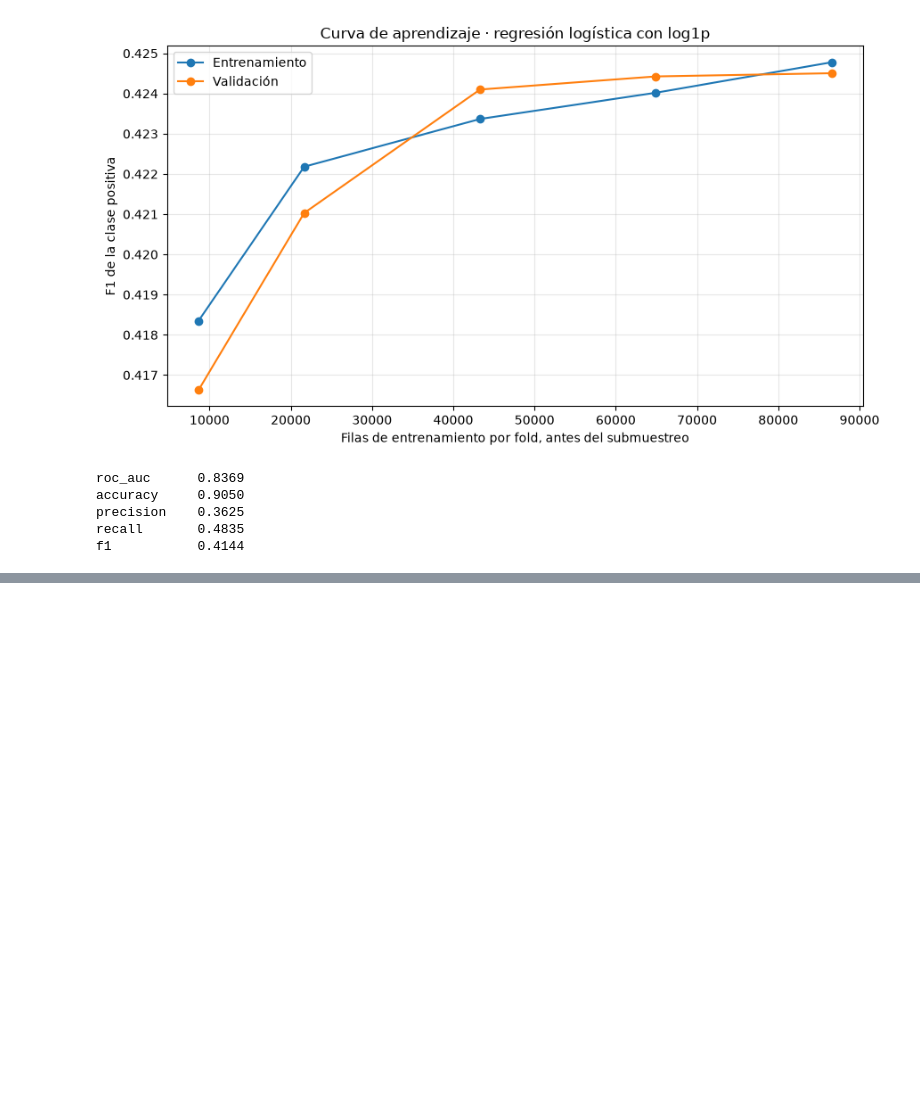
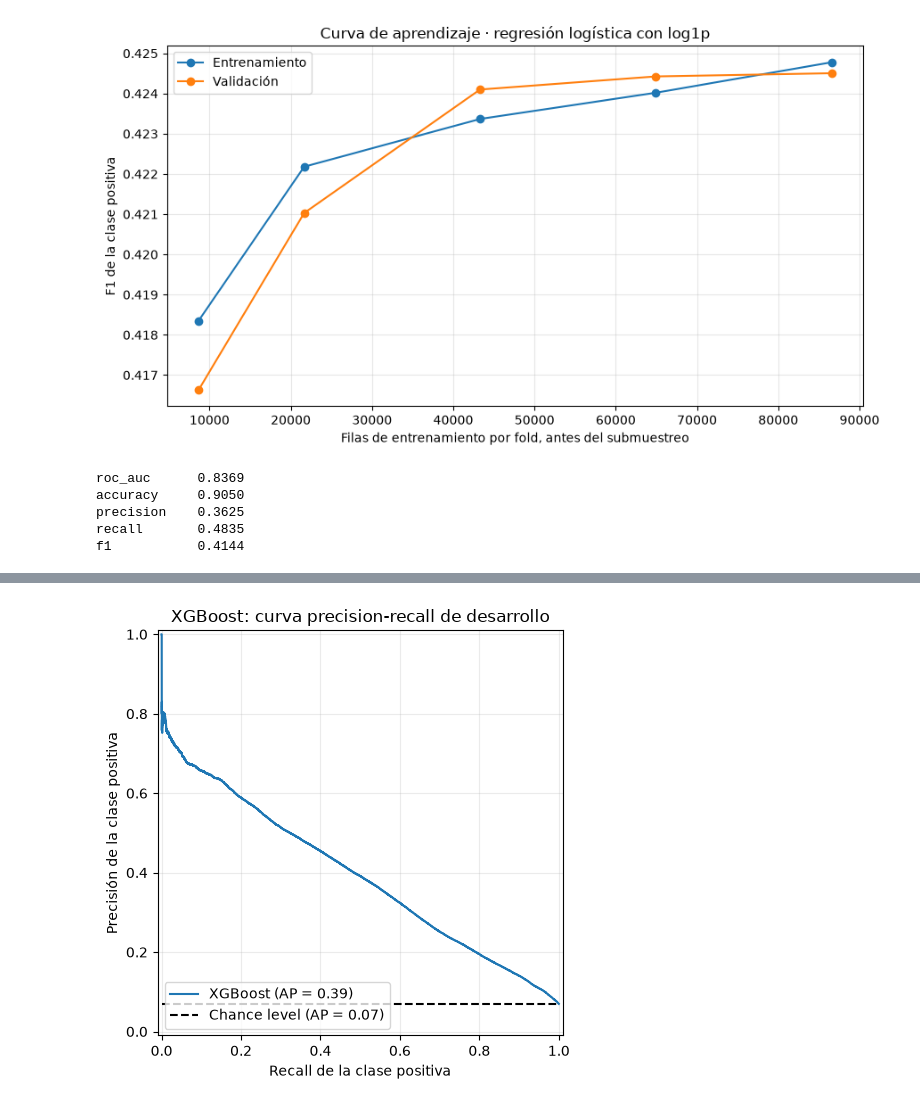
Before and after one commit to lenytacuri/GiveMeSomeCredit, a Jupyter notebook: notebooks/01_exploracion.ipynb, the cells around one changed output, grey strips where cells are left out. Cells and saved outputs as stored; diff of their text form; code cells hidden in the pictures; blank space fills up the shorter version.

Commit message:
comparacion estadistica finalizada con 2 modelos: regresion logistica y xgboost

```diff
--- a/notebooks/01_exploracion.ipynb
+++ b/notebooks/01_exploracion.ipynb
@@ -538,0 +649,29 @@ f1           0.4144
+# %%
+import matplotlib.pyplot as plt
+from sklearn.metrics import PrecisionRecallDisplay
+
+predicciones_xgb = pd.read_csv(
+    RESULTS_XGB / "probabilidades_validacion_xgb.csv"
+)
+
+fig, ax = plt.subplots(figsize=(8, 5))
+
+PrecisionRecallDisplay.from_predictions(
+    predicciones_xgb["y_true"],
+    predicciones_xgb["probabilidad"],
+    name="XGBoost",
+    plot_chance_level=True,
+    ax=ax,
+)
+
+ax.set(
+    xlabel="Recall de la clase positiva",
+    ylabel="Precisión de la clase positiva",
+    title="XGBoost: curva precision-recall de desarrollo",
+)
+ax.grid(alpha=0.25)
+fig.tight_layout()
+fig.savefig(RESULTS_XGB / "curva_precision_recall_xgb.png", dpi=200)
+plt.show()
+# %% [output]
+[figure, added]
```
Also changed, not shown: parts of 17 cells of this notebook, 20 other files.
